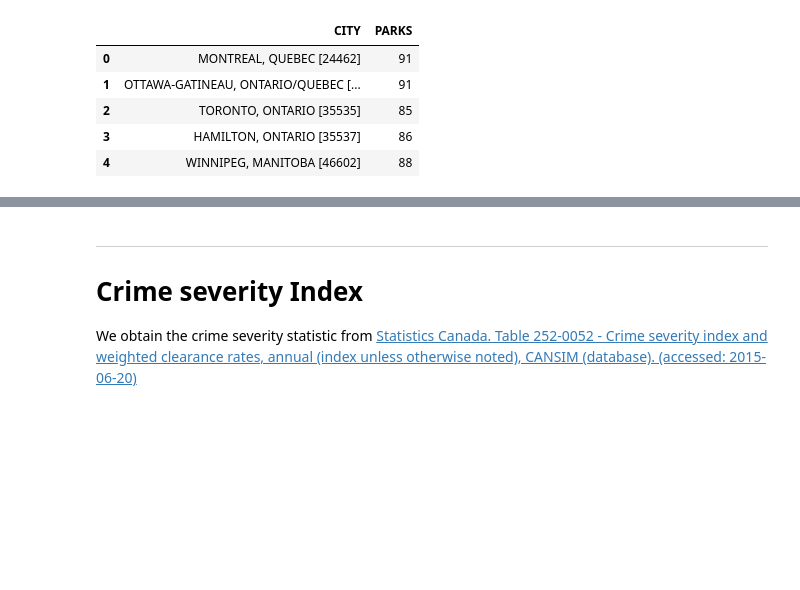
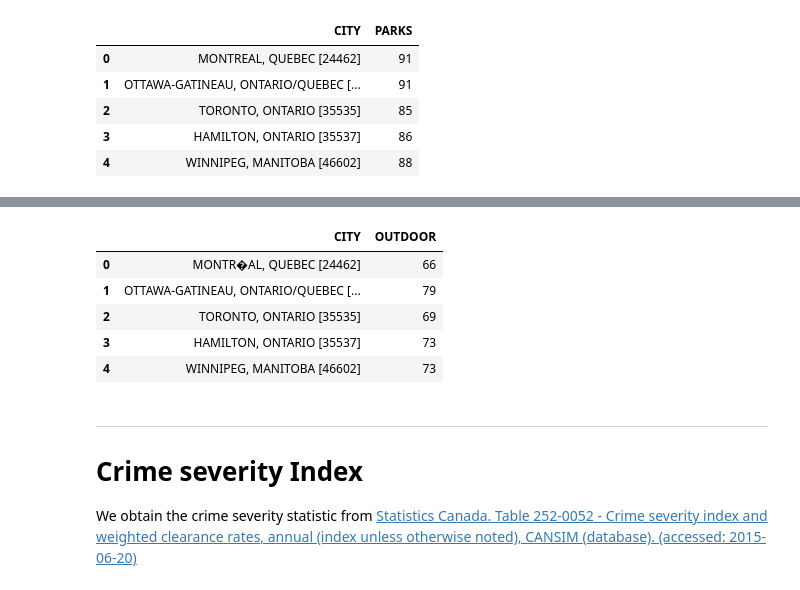
Before and after one commit to aiyotech/perfectcity.aiyo, a Jupyter notebook: data_curation.ipynb, the cells around one changed output, grey strips where cells are left out. Saved outputs shown, nothing was run; the diff lists cells and outputs as text; code cells hidden in the pictures; blank space fills up the shorter version.

```diff
--- a/data_curation.ipynb
+++ b/data_curation.ipynb
@@ -84,0 +128,11 @@ for city in cities:
+# %%
+outdoor_df = pd.read_csv('./datasets/outdoor_activities2013.csv')
+outdoor_df['CITY'] = outdoor_df['CITY'].str.upper()
+outdoor_df.head() #all good
+# %% [output]
+|  | CITY | OUTDOOR |
+| 0 | MONTR�AL, QUEBEC [24462] | 66 |
+| 1 | OTTAWA-GATINEAU, ONTARIO/QUEBEC [... | 79 |
+| 2 | TORONTO, ONTARIO [35535] | 69 |
+| 3 | HAMILTON, ONTARIO [35537] | 73 |
+| 4 | WINNIPEG, MANITOBA [46602] | 73 |
```
Also changed, not shown: parts of 12 cells of this notebook.
